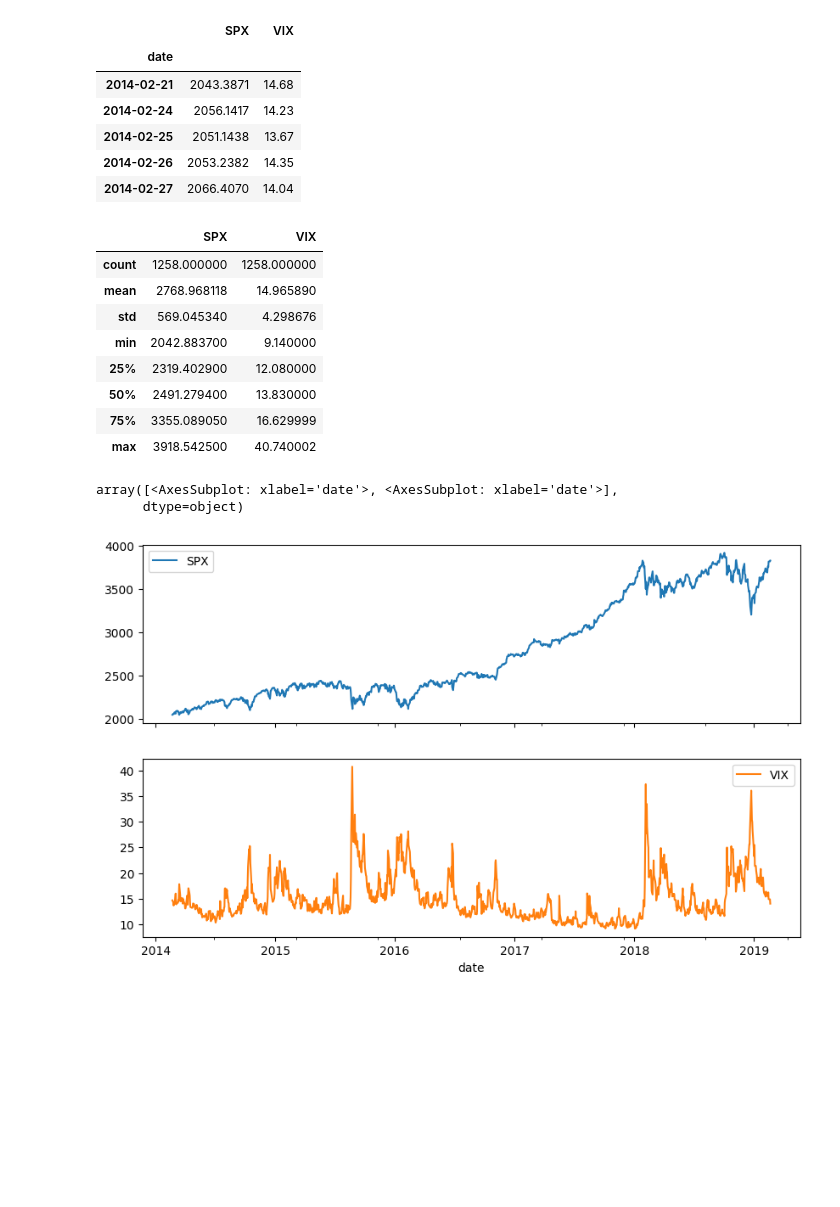
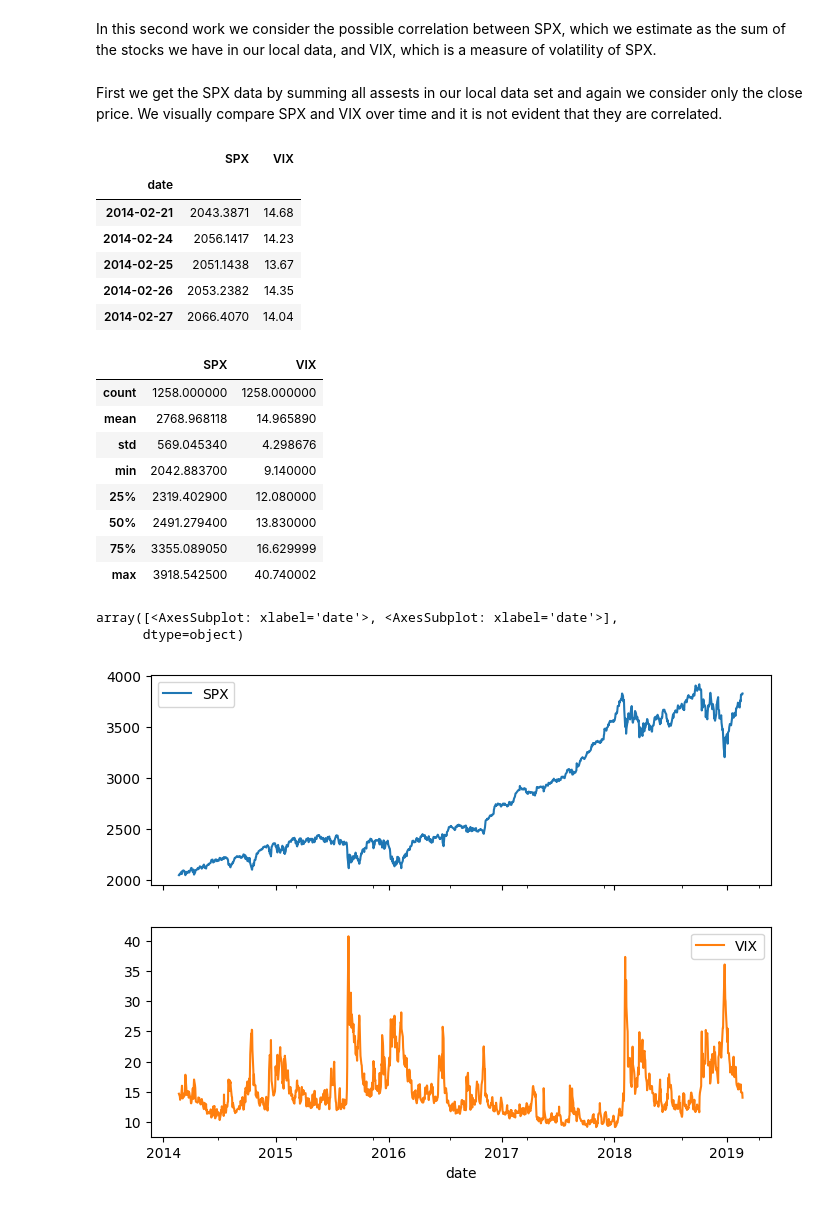
Before and after one commit to JeremyLvl/Quant-Analysis, a Jupyter notebook: 2. correlation analysis.ipynb, the cells around one changed output. Drawn from its saved outputs; the diff is of its cells as text; code cells hidden in the pictures; blank space fills up the shorter version.

```diff
--- a/2. correlation analysis.ipynb
+++ b/2. correlation analysis.ipynb
@@ -1,3 +1,5 @@
+# %% [markdown]
+In this second work we consider the possible correlation between SPX, which we estimate as the sum of the stocks we have in our local data, and VIX, which is a measure of volatility of SPX.
 # %%
 import numpy as np
 import pandas as pd
@@ -6,39 +10,43 @@ import os
+# %% [markdown]
+First we get the SPX data by summing all assests in our local data set and again we consider only the close price.
+We visually compare SPX and VIX over time and it is not evident that they are correlated.
 # %%
 # get SPX (sum of previous data) and VIX volatility
 data = pd.DataFrame()
+
 for name in os.listdir('.'):
-    if '.csv' in name and name != 'VIX.csv':
+    if name != 'VIX.csv':
         raw = pd.read_csv(name, index_col=0, parse_dates=True)
         add = pd.DataFrame(raw['close'])
         data = data.add(add, axis=0, fill_value=0)
 data.rename({'close':'SPX'},axis=1,inplace=True)
 
 vix = pd.read_csv('VIX.csv', index_col=0, parse_dates=True)
 data['VIX'] = vix['Close']
 
 display(data.head())
 display(data.describe())
 
 fig, ax = plt.subplots(2, sharex=True)
-fig.set_size_inches(10,6)
+fig.set_size_inches(8,6)
 data.plot(ax=ax, subplots=True)
 # %% [output]
 |  | SPX | VIX |
 | date |  |  |
 | 2014-02-21 | 2043.3871 | 14.68 |
 | 2014-02-24 | 2056.1417 | 14.23 |
 | 2014-02-25 | 2051.1438 | 13.67 |
 | 2014-02-26 | 2053.2382 | 14.35 |
 | 2014-02-27 | 2066.4070 | 14.04 |
 |  | SPX | VIX |
 | count | 1258.000000 | 1258.000000 |
 | mean | 2768.968118 | 14.965890 |
 | std | 569.045340 | 4.298676 |
 | min | 2042.883700 | 9.140000 |
 | 25% | 2319.402900 | 12.080000 |
 | 50% | 2491.279400 | 13.830000 |
 | 75% | 3355.089050 | 16.629999 |
 | max | 3918.542500 | 40.740002 |
 array([<AxesSubplot: xlabel='date'>, <AxesSubplot: xlabel='date'>],
       dtype=object)
-[figure, old version]
+[figure, new version]
```
Also changed, not shown: parts of 7 cells of this notebook, 34 other files.
